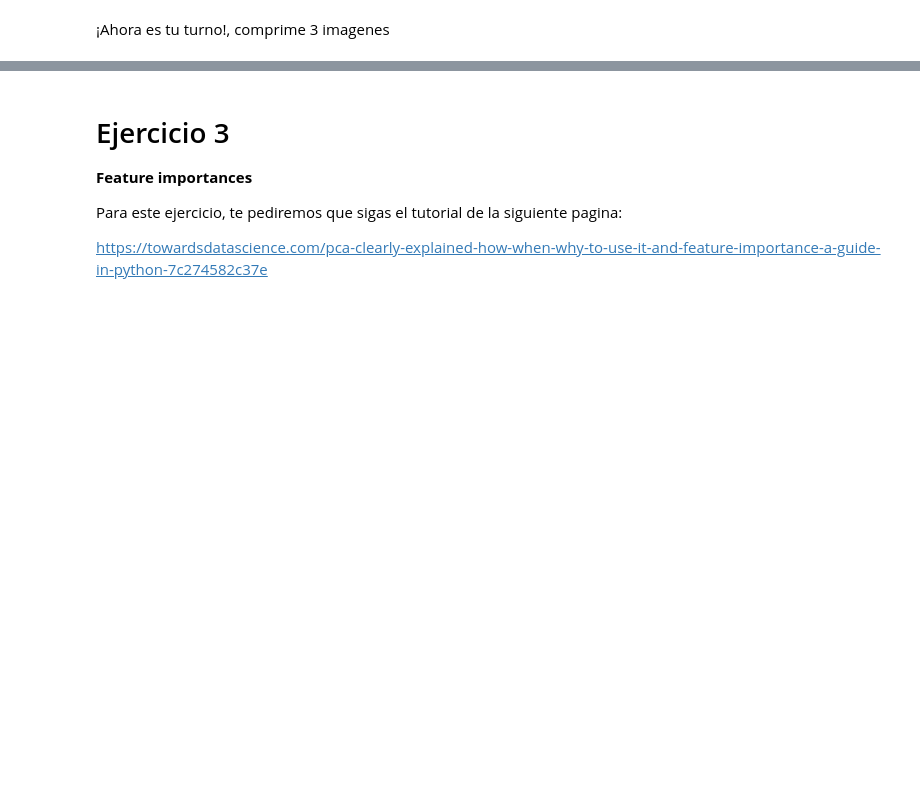
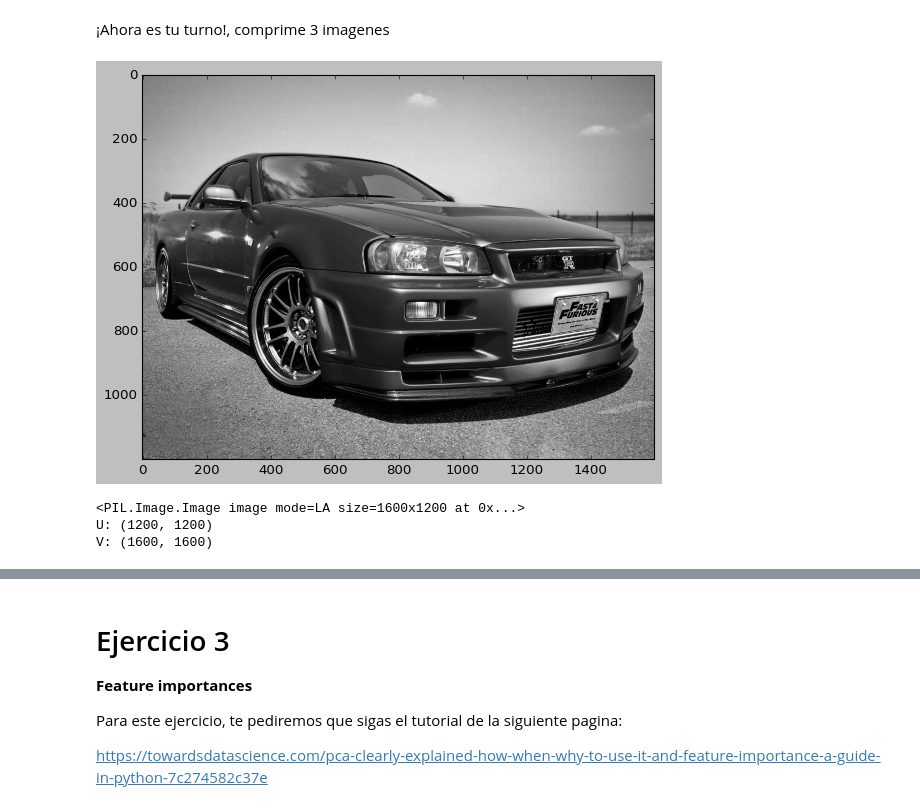
Before and after one commit to PosgradoMNA/actividades-de-aprendizaje-cardonasebastian, a Jupyter notebook: Reduccion_dimensiones.ipynb, the cells around one changed output, grey strips where cells are left out. Cells and saved outputs as stored; diff of their text form; code cells hidden in the pictures; blank space fills up the shorter version.

```diff
--- a/Reduccion_dimensiones.ipynb
+++ b/Reduccion_dimensiones.ipynb
@@ -208,0 +355,37 @@ Felicidades la imagen está comprimida
+# %%
+#imagen 1
+#Se abre una imagen desde el url
+img = Image.open(urllib.request.urlopen('https://acnews.blob.core.windows.net/imgnews/extralarge/NAZ_c080f50b8a19414987e4dca88b91c2ba.jpg')).convert('LA')
+
+#Convierte la imagen a escala de grises
+imggray = img.convert('LA')
+
+#Crea una matriz
+imgmat = np.array(list(imggray.getdata(band=0)),float)
+
+#Forma de la matriz
+imgmat.shape = (imggray.size[1],imggray.size[0])
+
+#Crear gráfico de un tamaño y colores específicos
+plt.figure(figsize=(9,6))
+plt.imshow(imgmat,cmap='gray')
+
+#Mostrar gráfico
+plt.show()
+
+#Imprimir imagen
+print(img)
+
+#Descomposición de vectores
+U, D, V = np.linalg.svd(imgmat)
+
+#Impresión de tamaño 'U'
+print('U:', U.shape)
+
+#Impresión de tamaño 'V'
+print('V:', V.shape)
+# %% [output]
+[figure, added]
+<PIL.Image.Image image mode=LA size=1600x1200 at 0x...>
+U: (1200, 1200)
+V: (1600, 1600)
```
Also changed, not shown: parts of 27 cells of this notebook.
